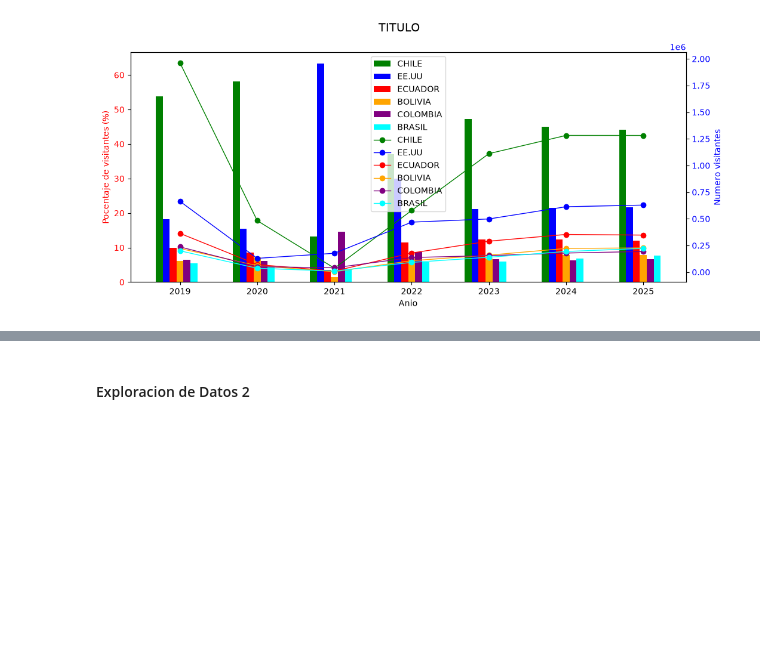
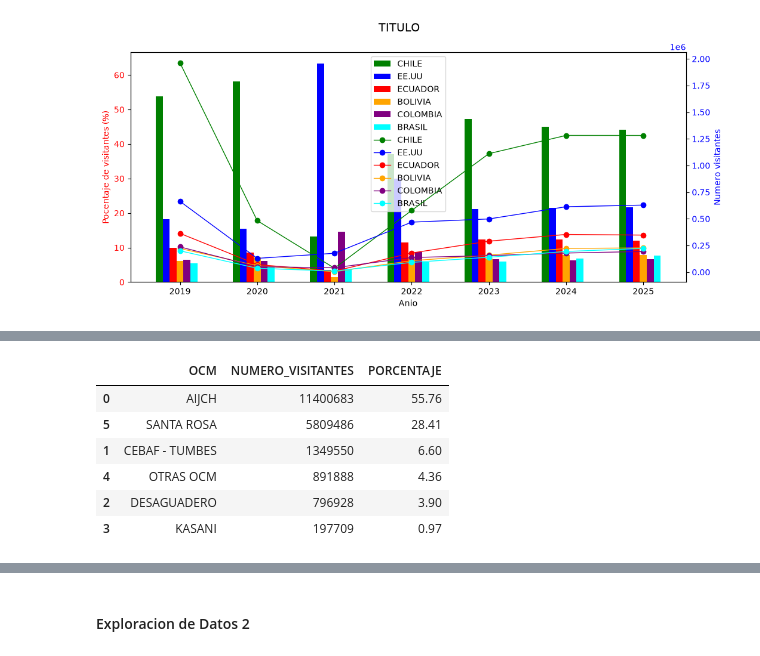
Before and after one commit to jp21bp/DS_Proyectos, a Jupyter notebook: 3_SegmentacionClientes/eda3.ipynb, the cells around one changed output, grey strips where cells are left out. Saved outputs shown, nothing was run; the diff lists cells and outputs as text; code cells hidden in the pictures; blank space fills up the shorter version.

```diff
--- a/3_SegmentacionClientes/eda3.ipynb
+++ b/3_SegmentacionClientes/eda3.ipynb
@@ -423,0 +499,25 @@ for y in range(n_rows):
+# %%
+###### Analisis: OCM mas popular por numero de visitantes
+    # Viendo el pocentaje de visitantes por todos los OCMs
+#### Seleccion de datos
+df_on = df_1.groupby(by='OCM', as_index=False)\
+    ['NUMERO_VISITANTES'].sum()\
+    .sort_values(by='NUMERO_VISITANTES', ascending=False)
+
+#### haciendo porcentaje
+df_on['PORCENTAJE'] = (
+    (
+        df_on['NUMERO_VISITANTES']/ \
+        df_on['NUMERO_VISITANTES'].sum()
+    ) * 100
+).round(2)
+
+display(df_on)
+# %% [output]
+|  | OCM | NUMERO_VISITANTES | PORCENTAJE |
+| 0 | AIJCH | 11400683 | 55.76 |
+| 5 | SANTA ROSA | 5809486 | 28.41 |
+| 1 | CEBAF - TUMBES | 1349550 | 6.60 |
+| 4 | OTRAS OCM | 891888 | 4.36 |
+| 2 | DESAGUADERO | 796928 | 3.90 |
+| 3 | KASANI | 197709 | 0.97 |
```
Also changed, not shown: parts of 3 cells of this notebook, 2 other files.
